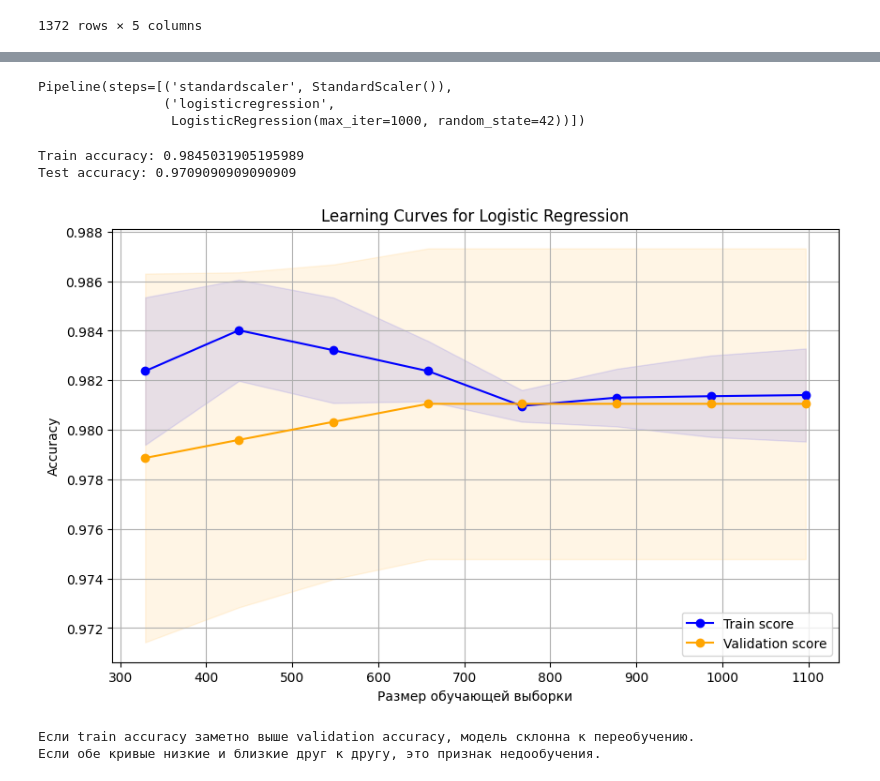
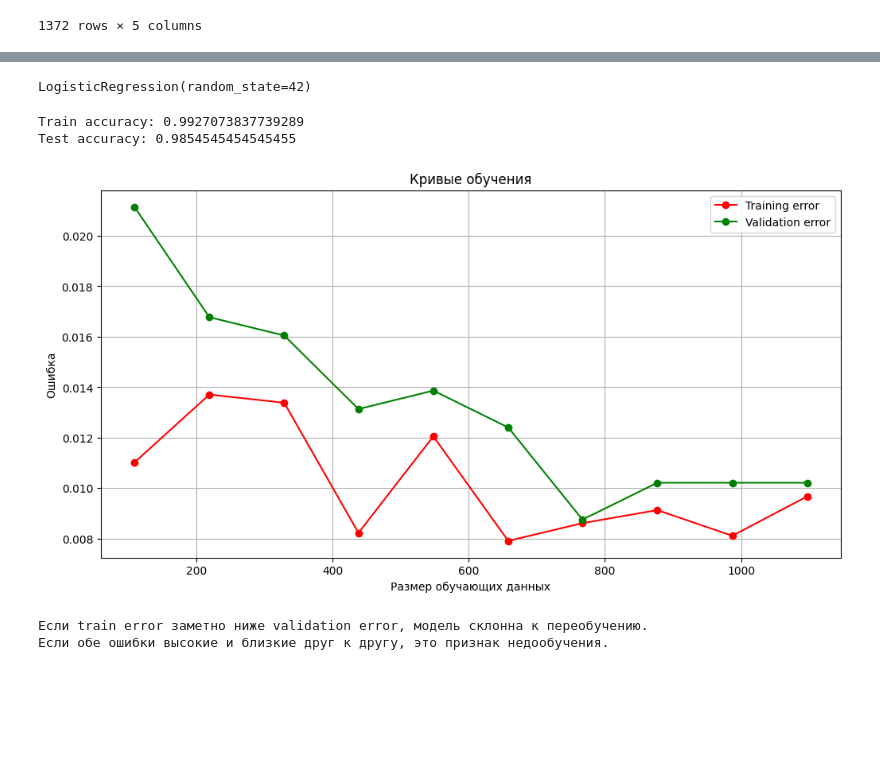
Before and after one commit to gggvitalii90/python_analytics_ich_120925, a Jupyter notebook: DZ_python_DA/DZ_22_Honcharov_DA.ipynb, the cells around one changed output, grey strips where cells are left out. Saved outputs shown, nothing was run; the diff lists cells and outputs as text; code cells hidden in the pictures; blank space fills up the shorter version.

```diff
--- a/DZ_python_DA/DZ_22_Honcharov_DA.ipynb
+++ b/DZ_python_DA/DZ_22_Honcharov_DA.ipynb
@@ -148,7 +144,7 @@ X = df_banknote[['A', 'B', 'C', 'D']]
 y = df_banknote['target']
 # %%
 # Инициализируйте модель логистической регрессии в переменную model
-model = make_pipeline(StandardScaler(), LogisticRegression(max_iter=1000, random_state=42))
+model = LogisticRegression(random_state=42)
 # %%
 # Выполните перекрестную валидацию в переменную cv_scores
 # (Синтаксис в файле "Переобучение и недообучение" - п.1.2. - Кросс-валидация)
@@ -169,9 +165,7 @@ X_train, X_test, y_train, y_test = train_test_split(X, y, test_size=0.2, random_
 # Обучите модель на обучающих данных
 model.fit(X_train, y_train)
 # %% [output]
-Pipeline(steps=[('standardscaler', StandardScaler()),
-                ('logisticregression',
-                 LogisticRegression(max_iter=1000, random_state=42))])
+LogisticRegression(random_state=42)
 # %%
 # Сделайте предсказания на обучающем и тестовом наборах в переменные y_train_pred и y_test_pred
 # (Синтаксис в файле "Переобучение и недообучение" - п.1.2. - Кросс-валидация)
@@ -187,8 +181,8 @@ test_accuracy = accuracy_score(y_test, y_test_pred)
 print('Train accuracy:', train_accuracy)
 print('Test accuracy:', test_accuracy)
 # %% [output]
-Train accuracy: 0.9845031905195989
-Test accuracy: 0.9709090909090909
+Train accuracy: 0.9927073837739289
+Test accuracy: 0.9854545454545455
 # %%
 # Определите функцию для построения кривых обучения
 # (Синтаксис в файле "Переобучение и недообучение" - п.1.1. - Кривые обучения)
@@ -228,10 +208,17 @@ def plot_learning_curve(estimator, X, y, title='Learning Curves', cv=5):
 # %%
 # Постройте кривые обучения и сделайте вывод о недообученности/переобученности модели
 # (Синтаксис в файле "Переобучение и недообучение" - п.1.1. - Кривые обучения)
-plot_learning_curve(model, X, y, title='Learning Curves for Logistic Regression')
-print('Если train accuracy заметно выше validation accuracy, модель склонна к переобучению.')
-print('Если обе кривые низкие и близкие друг к другу, это признак недообучения.')
+# Перемешиваем строки, чтобы в ранних подвыборках были оба класса
+X_shuffled = X.sample(frac=1, random_state=42)
+y_shuffled = y.loc[X_shuffled.index]
+
+# Строим кривые обучения
+plot_learning_curves(model, X_shuffled, y_shuffled)
+
+# Интерпретация графика
+print('Если train error заметно ниже validation error, модель склонна к переобучению.')
+print('Если обе ошибки высокие и близкие друг к другу, это признак недообучения.')
 # %% [output]
-[figure, old version]
+[figure, new version]
-Если train accuracy заметно выше validation accuracy, модель склонна к переобучению.
-Если обе кривые низкие и близкие друг к другу, это признак недообучения.
+Если train error заметно ниже validation error, модель склонна к переобучению.
+Если обе ошибки высокие и близкие друг к другу, это признак недообучения.
```
Also changed, not shown: parts of 7 cells of this notebook, 1 other file.
